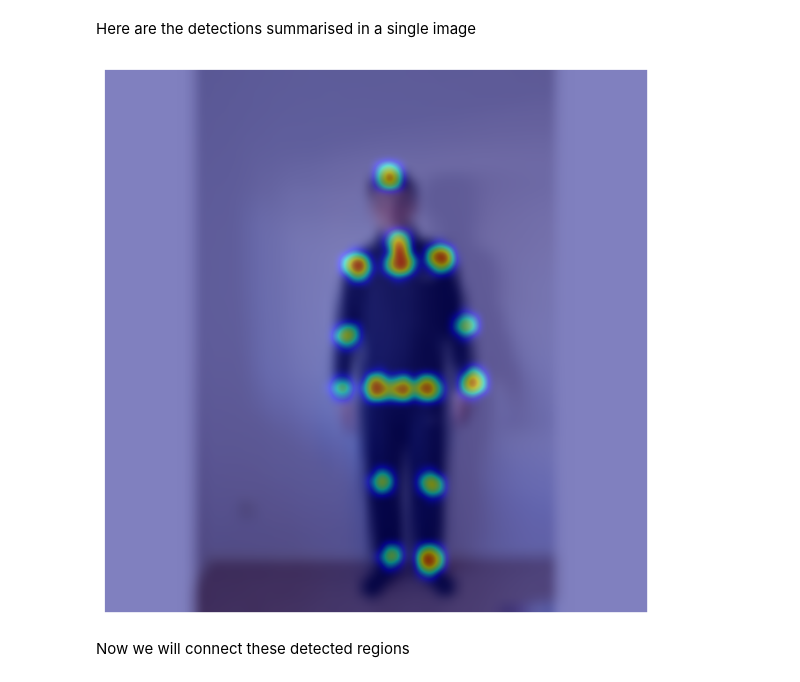
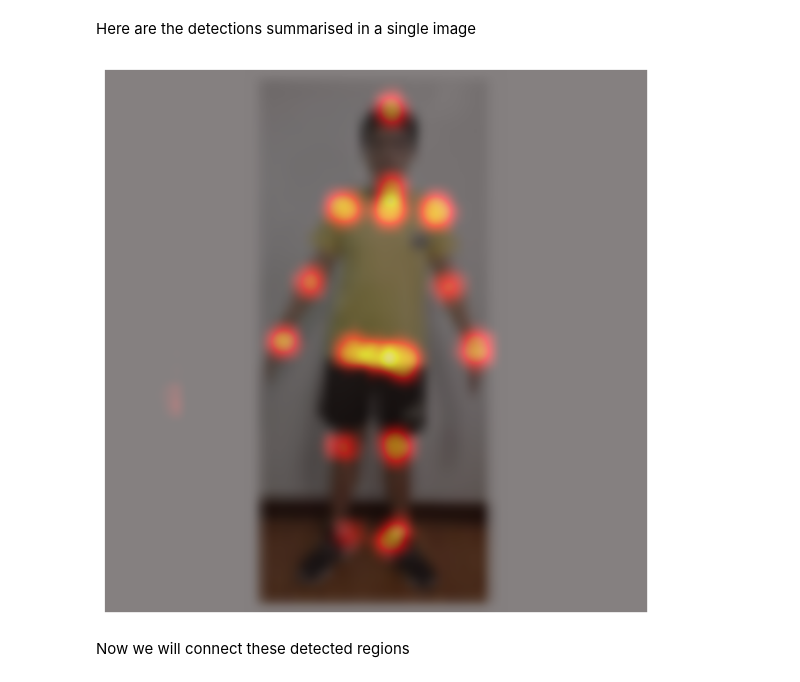
Before and after one commit to Abyza/Exercise_Posture_Suggestion_System, a Jupyter notebook: Creation_of_Models/Model_1_post_estimation.ipynb, the cells around one changed output. Saved outputs shown, nothing was run; the diff lists cells and outputs as text; code cells hidden in the pictures.

```diff
--- a/Creation_of_Models/Model_1_post_estimation.ipynb
+++ b/Creation_of_Models/Model_1_post_estimation.ipynb
@@ -177,5 +184,5 @@ pose.png            100%[===================>] 206.93K   697KB/s    in 0.3s
 # %%
-IMAGE_FILE = 'pose.png'
+IMAGE_FILE = 'paulo3.png'
 # %%
 image = Image.open(IMAGE_FILE)
 image = image.convert('RGB')
@@ -299,15 +297,15 @@ plt.show()
 Here are the detections summarised in a single image
 # %%
 plt.figure(figsize=(8, 8))
-plt.imshow(image.resize((OUT_WIDTH, OUT_HEIGHT)), cmap='gray', interpolation='bicubic')
+plt.imshow(image.resize((OUT_WIDTH, OUT_HEIGHT)), cmap='hot', interpolation='bicubic')
 pose_layers = get_detached(output)
-pose_layers = np.clip(pose_layers, 0.7, 1.0)
+pose_layers = np.clip(pose_layers, 0.5, 1.0)
 layer_sum = np.sum(pose_layers, axis=0)
-plt.imshow(layer_sum, alpha=0.5, cmap='jet', interpolation='bicubic')
+plt.imshow(layer_sum, alpha=0.5, cmap='hot', interpolation='bicubic')
 plt.axis('off')
 plt.show()
 # %% [output]
-[figure, old version]
+[figure, new version]
 # %% [markdown]
 Now we will connect these detected regions
 # %%
```
Also changed, not shown: parts of 20 cells of this notebook.
